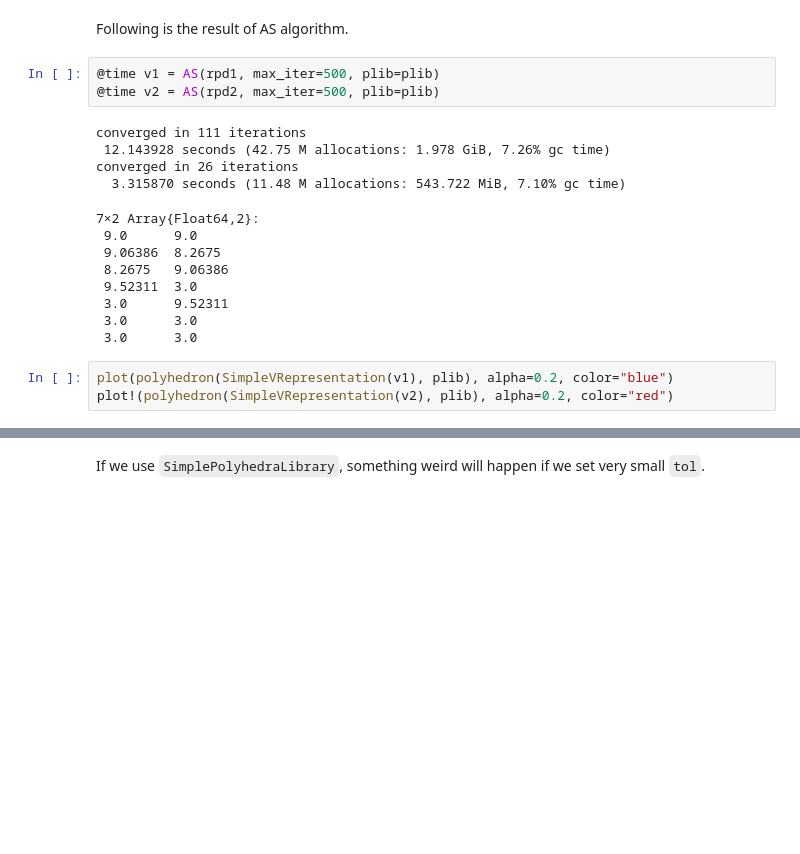
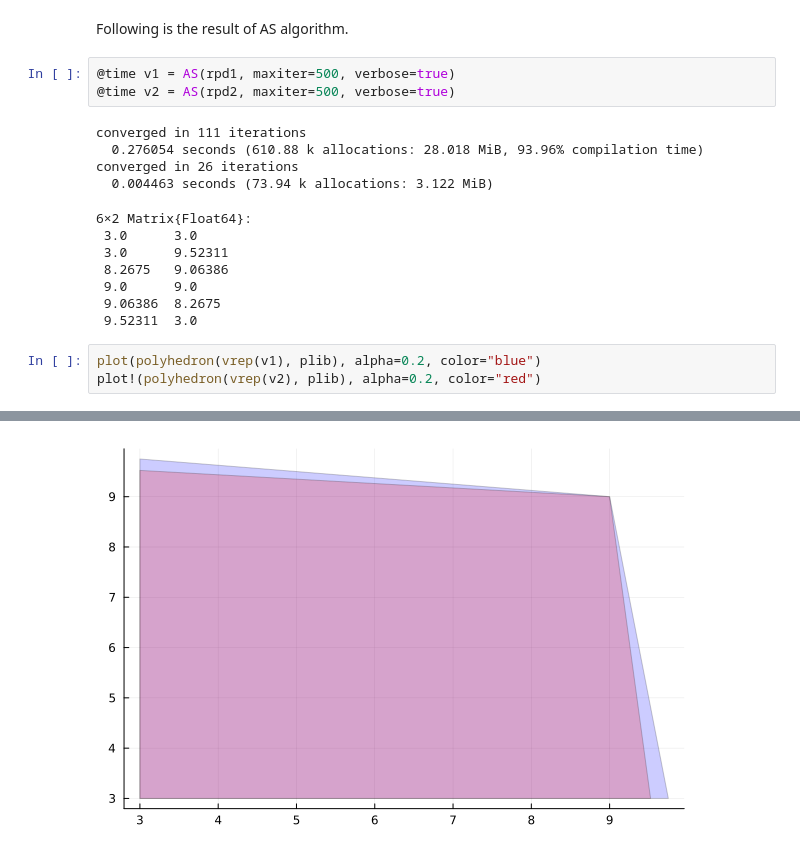
Before and after one commit to QuantEcon/game-theory-notebooks, a Jupyter notebook: as_jl.ipynb, the cells around one changed output, grey strips where cells are left out. Cells and saved outputs as stored; diff of their text form; blank space fills up the shorter version.

```diff
--- a/as_jl.ipynb
+++ b/as_jl.ipynb
@@ -142,22 +133,21 @@ First we show the result of JYC algorithm.
 # %% [markdown]
 Following is the result of AS algorithm.
 # %%
-@time v1 = AS(rpd1, max_iter=500, plib=plib)
-@time v2 = AS(rpd2, max_iter=500, plib=plib)
+@time v1 = AS(rpd1, maxiter=500, verbose=true)
+@time v2 = AS(rpd2, maxiter=500, verbose=true)
 # %% [output]
 converged in 111 iterations
- 12.143928 seconds (42.75 M allocations: 1.978 GiB, 7.26% gc time)
+  0.276054 seconds (610.88 k allocations: 28.018 MiB, 93.96% compilation time)
 converged in 26 iterations
-  3.315870 seconds (11.48 M allocations: 543.722 MiB, 7.10% gc time)
+  0.004463 seconds (73.94 k allocations: 3.122 MiB)
-7×2 Array{Float64,2}:
+6×2 Matrix{Float64}:
+ 3.0      3.0
+ 3.0      9.52311
+ 8.2675   9.06386
  9.0      9.0
  9.06386  8.2675
- 8.2675   9.06386
  9.52311  3.0
- 3.0      9.52311
- 3.0      3.0
- 3.0      3.0
 # %%
-plot(polyhedron(SimpleVRepresentation(v1), plib), alpha=0.2, color="blue")
-plot!(polyhedron(SimpleVRepresentation(v2), plib), alpha=0.2, color="red")
+plot(polyhedron(vrep(v1), plib), alpha=0.2, color="blue")
+plot!(polyhedron(vrep(v2), plib), alpha=0.2, color="red")
 # %% [output]
@@ -165,2 +154 @@ plot!(polyhedron(SimpleVRepresentation(v2), plib), alpha=0.2, color="red")
+[figure, added]
-# %% [markdown]
-If we use `SimplePolyhedraLibrary`, something weird will happen if we set very small `tol`.
```
Also changed, not shown: parts of 22 cells of this notebook.
